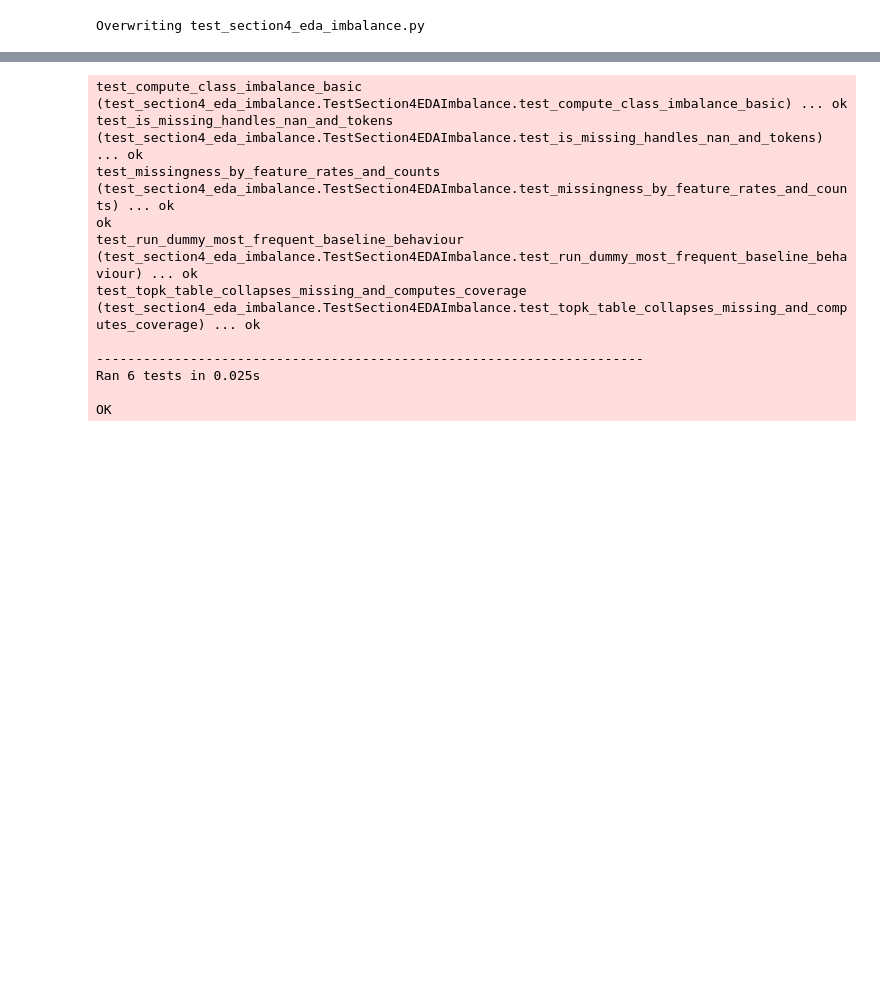
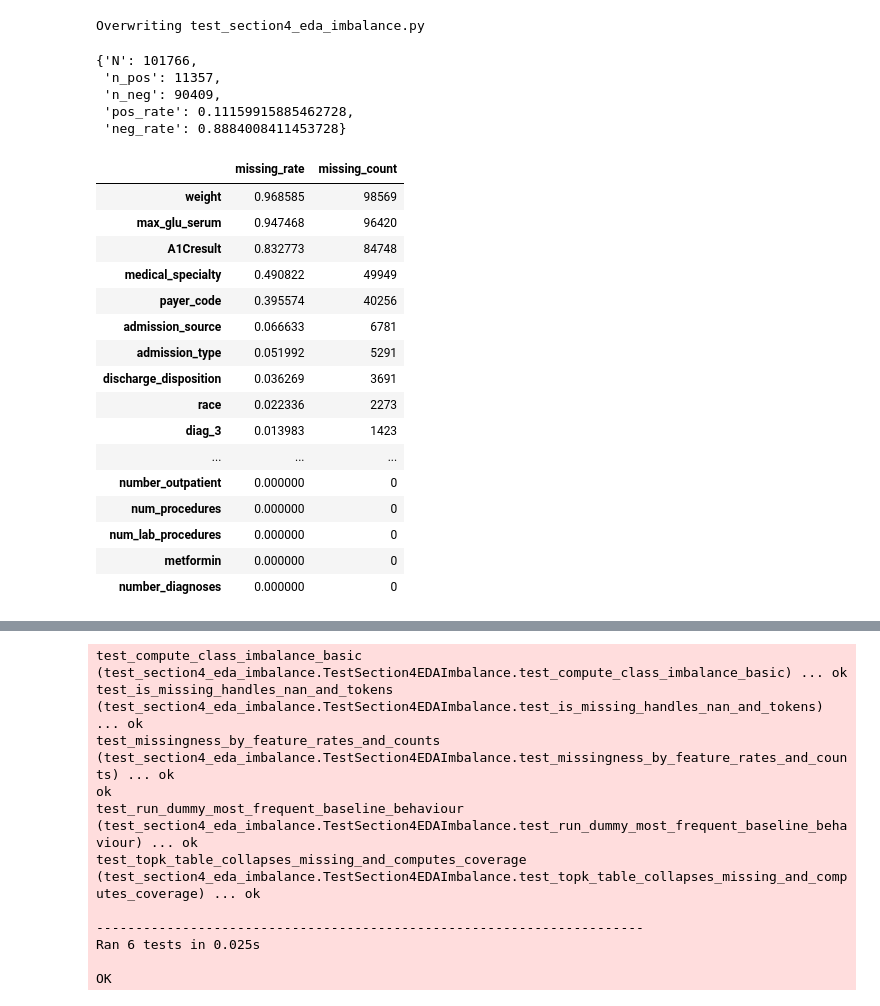
Before and after one commit to cacs2-ua/tau-final-practice, a Jupyter notebook: hospital_readmission.ipynb, the cells around one changed output, grey strips where cells are left out. Cells and saved outputs as stored; diff of their text form; code cells hidden in the pictures; blank space fills up the shorter version.

```diff
--- a/hospital_readmission.ipynb
+++ b/hospital_readmission.ipynb
@@ -456,3 +528,38 @@ Traceback (most recent call last):
     ns = sys.modules.get(cls.__module__).__dict__
          ^^^^^^^^^^^^^^^^^^^^^^^^^^^^^^^^^^^^^^^^
 AttributeError: 'NoneType' object has no attribute '__dict__'. Did you mean: '__dir__'?
+# %%
+# 2.1 Apply ID -> description mappings (recommended for interpretability)
+df = df_raw.copy()
+
+def apply_mapping(df: pd.DataFrame, id_col: str, new_col: str) -> pd.DataFrame:
+    if id_col not in df.columns or id_col not in id_maps:
+        return df
+    map_df = id_maps[id_col]
+    mapper = map_df.set_index(id_col)["description"]
+    mapper.index = mapper.index.astype("string")
+
+    keys = df[id_col].astype("string").str.strip()
+    df[new_col] = keys.map(mapper)  # unknown stays <NA>
+    return df
+
+df = apply_mapping(df, "admission_type_id", "admission_type")
+df = apply_mapping(df, "discharge_disposition_id", "discharge_disposition")
+df = apply_mapping(df, "admission_source_id", "admission_source")
+
+# Optionally drop the numeric ID columns to avoid duplicated information:
+df = df.drop(columns=[c for c in ["admission_type_id", "discharge_disposition_id", "admission_source_id"] if c in df.columns])
+
+# 2.2 Engineer targets (binary + optional multiclass)
+df = project_code.engineer_targets(
+    df,
+    source_col="readmitted",
+    binary_col="readmitted_30d",
+    multiclass_col="readmitted_3class",
+    add_multiclass=True,
+    drop_source=False,
+    unknown_policy="error",  # fail fast if something unexpected appears
+)
+
+# Quick sanity check
+df[["readmitted", "readmitted_30d", "readmitted_3class"]].head(), df["readmitted"].value_counts()
@@ -1620,3 +1766,37 @@ if __name__ == "__main__":
     unittest.main(verbosity=2)
 # %% [output]
 Overwriting test_section4_eda_imbalance.py
+# %%
+import section4_eda_imbalance as s4
+
+# 4.1 Class imbalance (binary)
+imb = s4.compute_class_imbalance(df["readmitted_30d"].astype(int))
+imb.as_dict()
+# %% [output]
+{'N': 101766,
+ 'n_pos': 11357,
+ 'n_neg': 90409,
+ 'pos_rate': 0.11159915885462728,
+ 'neg_rate': 0.8884008411453728}
+# %%
+# 4.2 Missingness by feature (using the unified missing-token logic)
+mf = s4.missingness_by_feature(df)
+mf.head(25)
+# %% [output]
+|  | missing_rate | missing_count |
+| weight | 0.968585 | 98569 |
+| max_glu_serum | 0.947468 | 96420 |
+| A1Cresult | 0.832773 | 84748 |
+| medical_specialty | 0.490822 | 49949 |
+| payer_code | 0.395574 | 40256 |
+| admission_source | 0.066633 | 6781 |
+| admission_type | 0.051992 | 5291 |
+| discharge_disposition | 0.036269 | 3691 |
+| race | 0.022336 | 2273 |
+| diag_3 | 0.013983 | 1423 |
+| ... | ... | ... |
+| number_outpatient | 0.000000 | 0 |
+| num_procedures | 0.000000 | 0 |
+| num_lab_procedures | 0.000000 | 0 |
+| metformin | 0.000000 | 0 |
+| number_diagnoses | 0.000000 | 0 |
```
Also changed, not shown: parts of 12 cells of this notebook.
